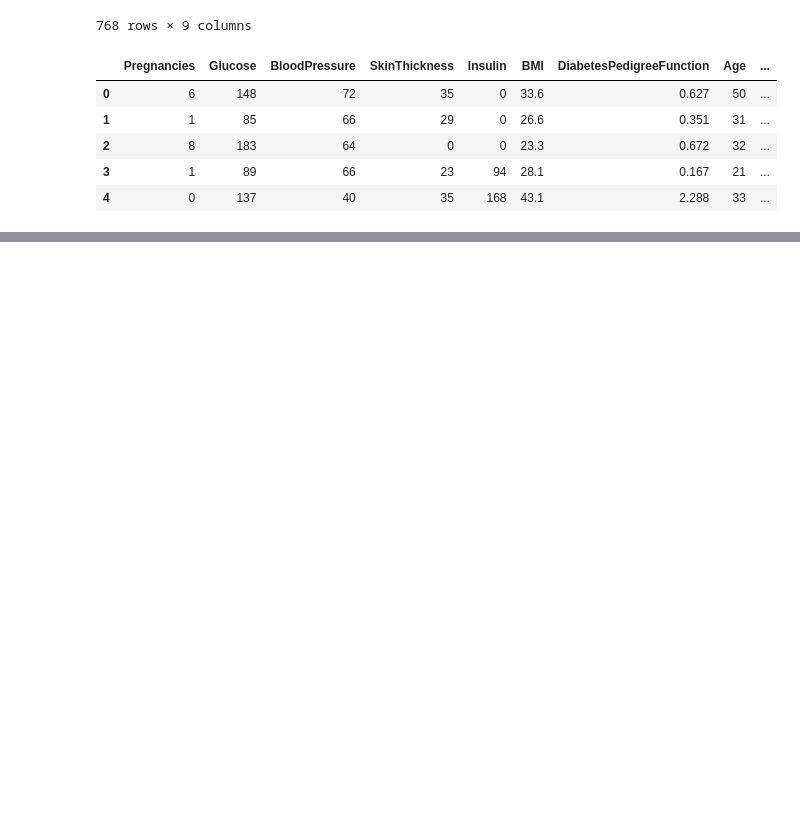
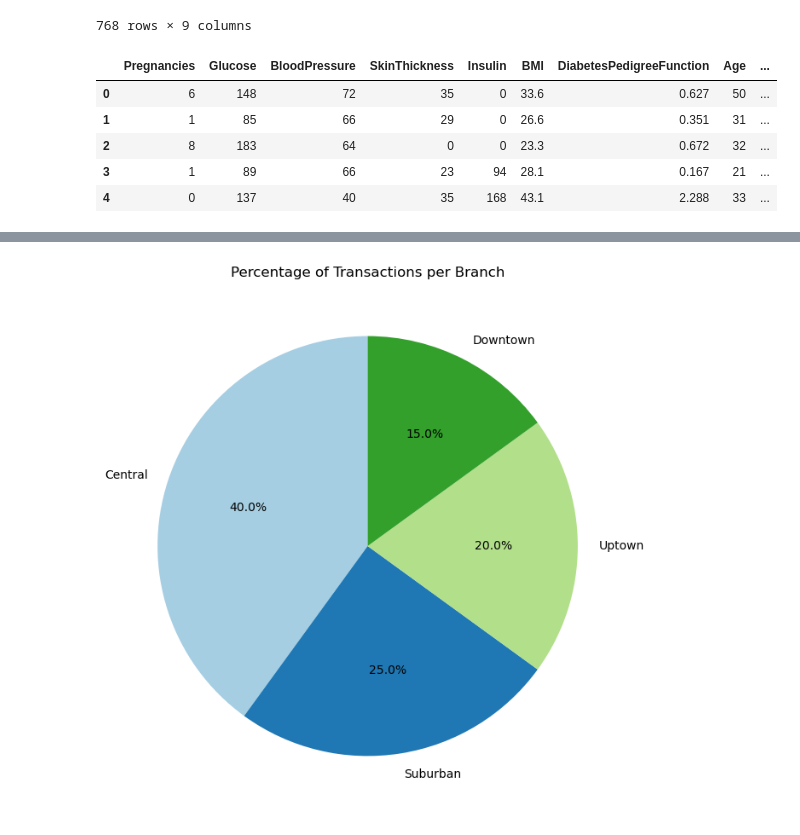
Before and after one commit to RinkuAshish2/ASSIGNMENTS, a Jupyter notebook: LMS_ASSIGNMENTS.ipynb, the cells around one changed output, grey strips where cells are left out. Saved outputs shown, nothing was run; the diff lists cells and outputs as text; code cells hidden in the pictures; blank space fills up the shorter version.

```diff
--- a/LMS_ASSIGNMENTS.ipynb
+++ b/LMS_ASSIGNMENTS.ipynb
@@ -171,0 +354,10 @@ d.describe()
+# %%
+# Task 2
+branch_counts = df['Branch'].value_counts()
+plt.figure(figsize=(8, 8))
+branch_counts.plot(kind='pie', autopct='%1.1f%%', startangle=90, colors=plt.cm.Paired.colors)
+plt.title('Percentage of Transactions per Branch')
+plt.ylabel('')
+plt.show()
+# %% [output]
+[figure, added]
```
Also changed, not shown: parts of 14 cells of this notebook.
